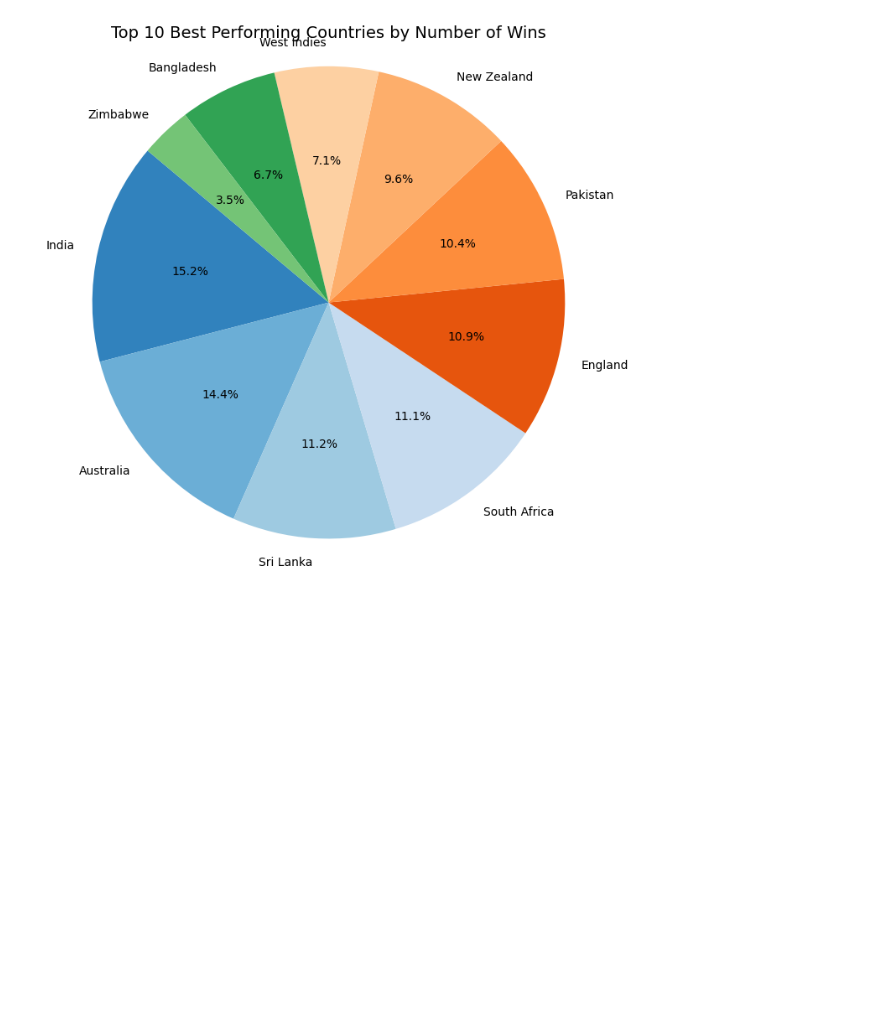
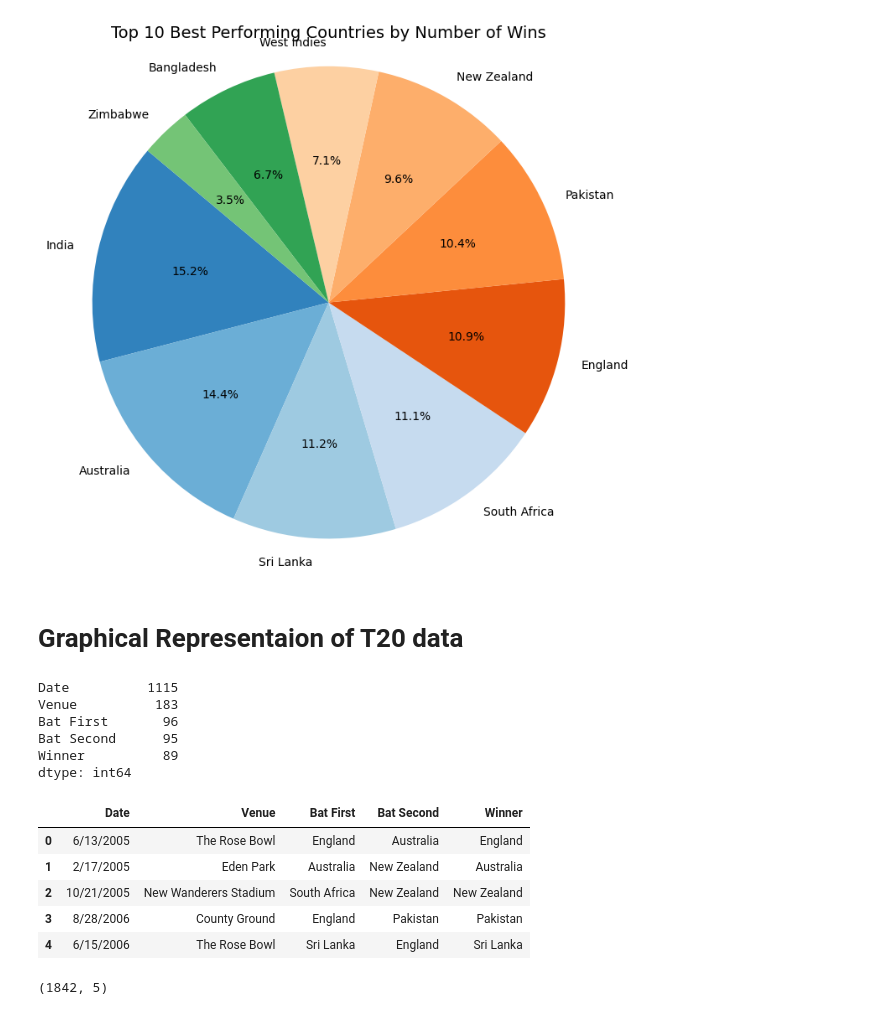
Before and after one commit to Quratulain786/-R-versus-Python-EDA, a Jupyter notebook: EDA_ODI.ipynb, the cells around one changed output. Drawn from its saved outputs; the diff is of its cells as text; code cells hidden in the pictures; blank space fills up the shorter version.

```diff
--- a/EDA_ODI.ipynb
+++ b/EDA_ODI.ipynb
@@ -453,3 +453,29 @@ plt.axis('equal')  # Equal aspect ratio ensures that pie is drawn as a circle.
 plt.show()
 # %% [output]
 [figure]
+# %% [markdown]
+# Graphical Representaion of  T20 data
+# %%
+t20= pd.read_csv('t20.csv')
+# %%
+t20.nunique()
+# %% [output]
+Date          1115
+Venue          183
+Bat First       96
+Bat Second      95
+Winner          89
+dtype: int64
+# %%
+t20.head()
+# %% [output]
+|  | Date | Venue | Bat First | Bat Second | Winner |
+| 0 | 6/13/2005 | The Rose Bowl | England | Australia | England |
+| 1 | 2/17/2005 | Eden Park | Australia | New Zealand | Australia |
+| 2 | 10/21/2005 | New Wanderers Stadium | South Africa | New Zealand | New Zealand |
+| 3 | 8/28/2006 | County Ground | England | Pakistan | Pakistan |
+| 4 | 6/15/2006 | The Rose Bowl | Sri Lanka | England | Sri Lanka |
+# %%
+t20_.shape
+# %% [output]
+(1842, 5)
```
Also changed, not shown: parts of 2 cells of this notebook.
